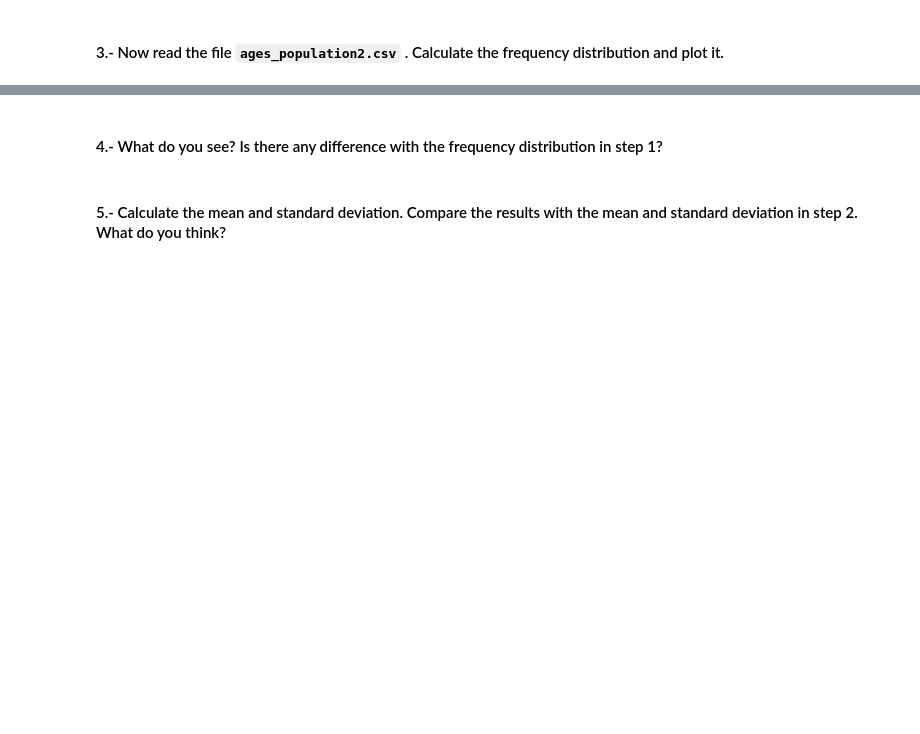
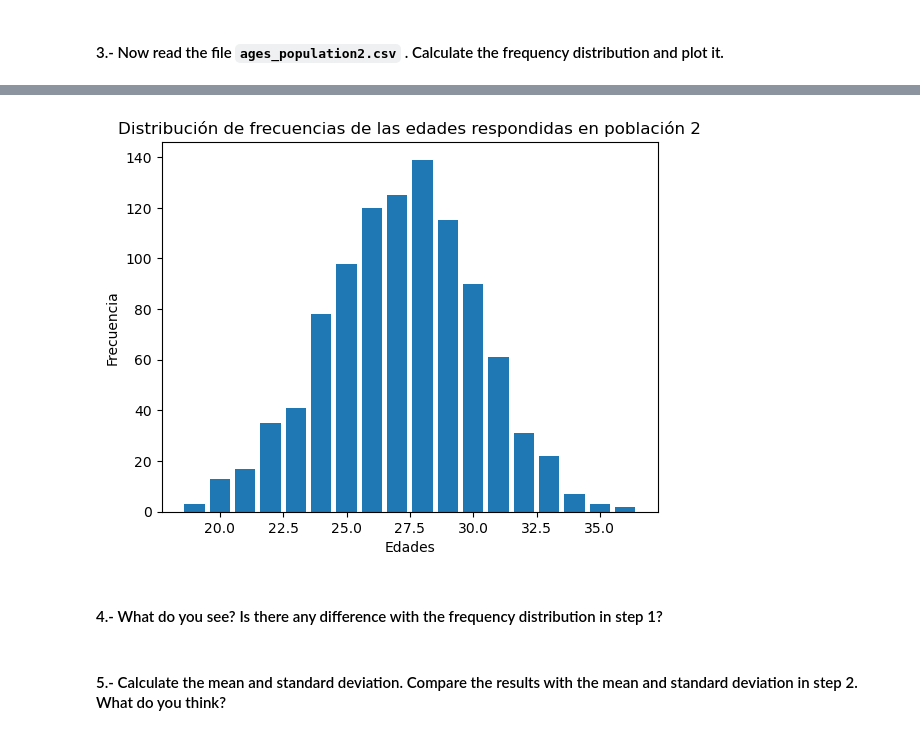
Before and after one commit to eleluqrey/dataptmad0923_labs, a Jupyter notebook: module-2/understanding-descriptive-stats/your-code/main.ipynb, the cells around one changed output, grey strips where cells are left out. Saved outputs shown, nothing was run; the diff lists cells and outputs as text; code cells hidden in the pictures; blank space fills up the shorter version.

```diff
--- a/module-2/understanding-descriptive-stats/your-code/main.ipynb
+++ b/module-2/understanding-descriptive-stats/your-code/main.ipynb
@@ -227,3 +312,6 @@ your comments here
 #### 3.- Now read the file `ages_population2.csv` . Calculate the frequency distribution and plot it.
 # %%
 # your code here
+# %%
+ages_population2 = pd.read_csv('../data/ages_population2.csv')
+ages_population2
@@ -229,0 +332,3 @@ your comments here
+# %%
+frequency_distribution_ages_population2 = ages_population2['observation'].value_counts().sort_index()
+frequency_distribution_ages_population2
@@ -230,3 +356,11 @@ your comments here
+# %%
+plt.bar(frequency_distribution_ages_population2.index , frequency_distribution_ages_population2.values)
+plt.xlabel('Edades')
+plt.ylabel('Frecuencia')
+plt.title('Distribución de frecuencias de las edades respondidas en población 2')
+plt.show()
+# %% [output]
+[figure, added]
 # %% [markdown]
 ####  4.- What do you see? Is there any difference with the frequency distribution in step 1?
 # %%
```
Also changed, not shown: parts of 31 cells of this notebook, 3 other files.
